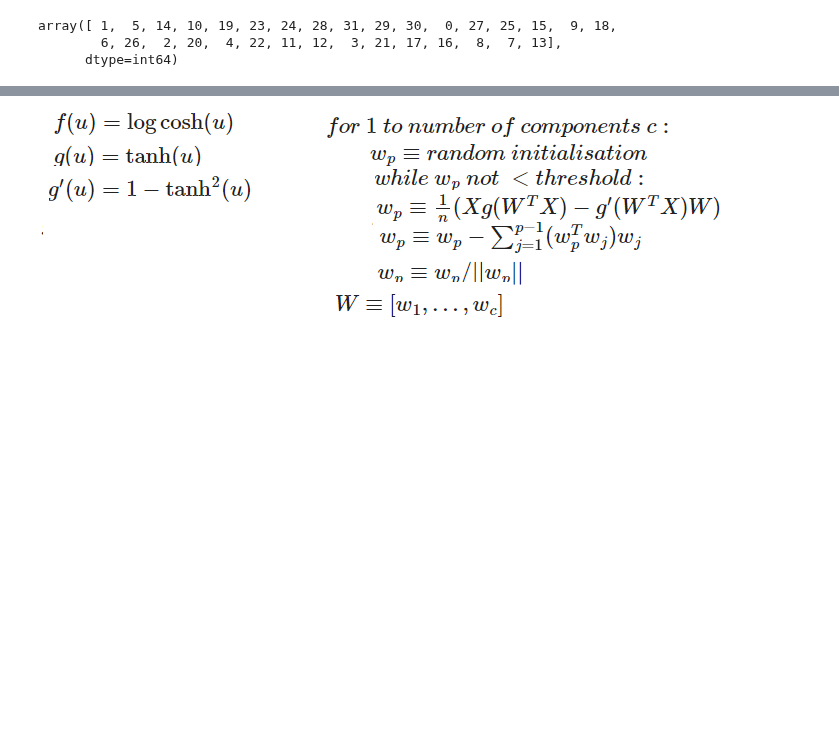
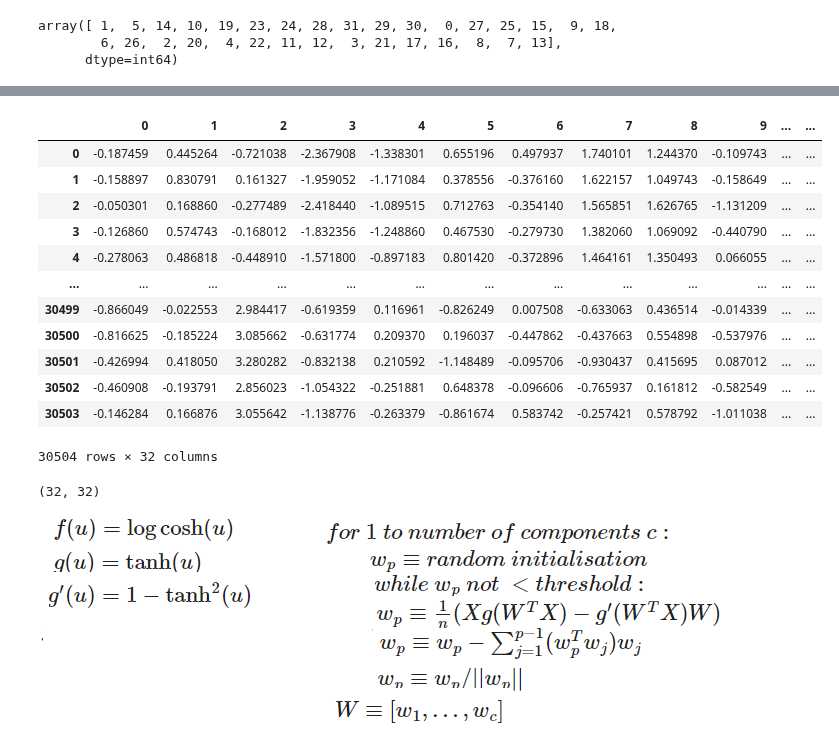
Before and after one commit to RezaSaadatyar/EEG-Lab, a Jupyter notebook: Code/App1_EEG.ipynb, the cells around one changed output, grey strips where cells are left out. Drawn from its saved outputs; the diff is of its cells as text; code cells hidden in the pictures; blank space fills up the shorter version.

```diff
--- a/Code/App1_EEG.ipynb
+++ b/Code/App1_EEG.ipynb
@@ -202,3 +229,23 @@ ICA solves for A and S(t) iteratively, typically using optimization algorithms s
+# %%
+data_features
+# %% [output]
+|  | 0 | 1 | 2 | 3 | 4 | 5 | 6 | 7 | 8 | 9 | ... | ... |
+| 0 | -0.187459 | 0.445264 | -0.721038 | -2.367908 | -1.338301 | 0.655196 | 0.497937 | 1.740101 | 1.244370 | -0.109743 | ... | ... |
+| 1 | -0.158897 | 0.830791 | 0.161327 | -1.959052 | -1.171084 | 0.378556 | -0.376160 | 1.622157 | 1.049743 | -0.158649 | ... | ... |
+| 2 | -0.050301 | 0.168860 | -0.277489 | -2.418440 | -1.089515 | 0.712763 | -0.354140 | 1.565851 | 1.626765 | -1.131209 | ... | ... |
+| 3 | -0.126860 | 0.574743 | -0.168012 | -1.832356 | -1.248860 | 0.467530 | -0.279730 | 1.382060 | 1.069092 | -0.440790 | ... | ... |
+| 4 | -0.278063 | 0.486818 | -0.448910 | -1.571800 | -0.897183 | 0.801420 | -0.372896 | 1.464161 | 1.350493 | 0.066055 | ... | ... |
+| ... | ... | ... | ... | ... | ... | ... | ... | ... | ... | ... | ... | ... |
+| 30499 | -0.866049 | -0.022553 | 2.984417 | -0.619359 | 0.116961 | -0.826249 | 0.007508 | -0.633063 | 0.436514 | -0.014339 | ... | ... |
+| 30500 | -0.816625 | -0.185224 | 3.085662 | -0.631774 | 0.209370 | 0.196037 | -0.447862 | -0.437663 | 0.554898 | -0.537976 | ... | ... |
+| 30501 | -0.426994 | 0.418050 | 3.280282 | -0.832138 | 0.210592 | -1.148489 | -0.095706 | -0.930437 | 0.415695 | 0.087012 | ... | ... |
+| 30502 | -0.460908 | -0.193791 | 2.856023 | -1.054322 | -0.251881 | 0.648378 | -0.096606 | -0.765937 | 0.161812 | -0.582549 | ... | ... |
+| 30503 | -0.146284 | 0.166876 | 3.055642 | -1.138776 | -0.263379 | -0.861674 | 0.583742 | -0.257421 | 0.578792 | -1.011038 | ... | ... |
+30504 rows × 32 columns
+# %%
+V.shape
+# %% [output]
+(32, 32)
 # %%
 transformer = decomposition.FastICA(n_components=32, whiten='unit-variance', random_state=42)
 X_transformed = transformer.fit_transform(data)
```
Also changed, not shown: parts of 9 cells of this notebook.
